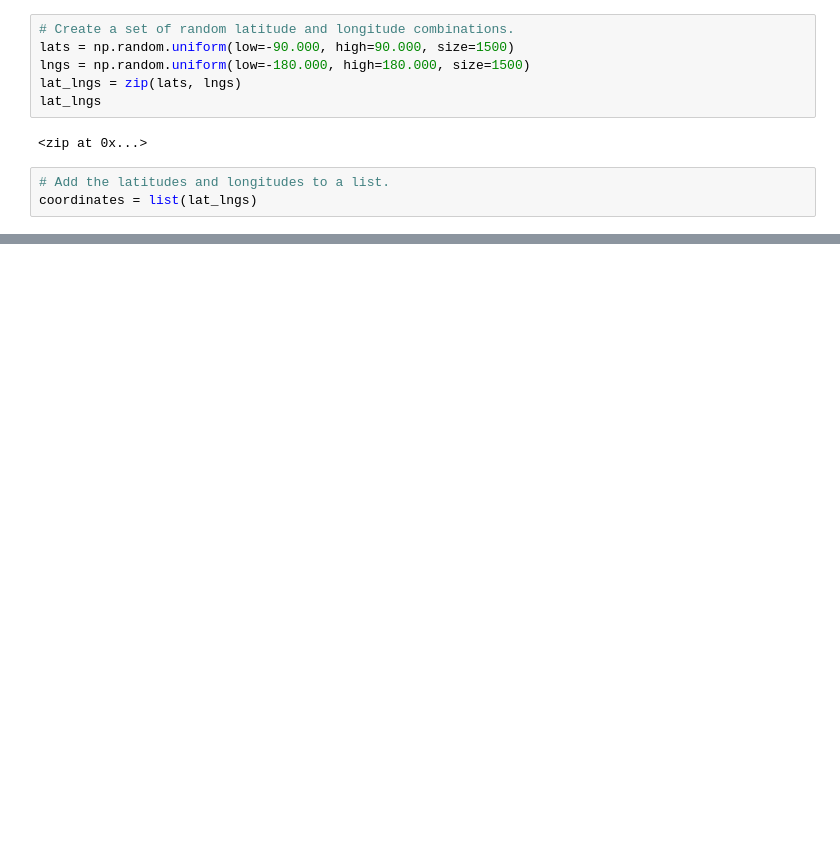
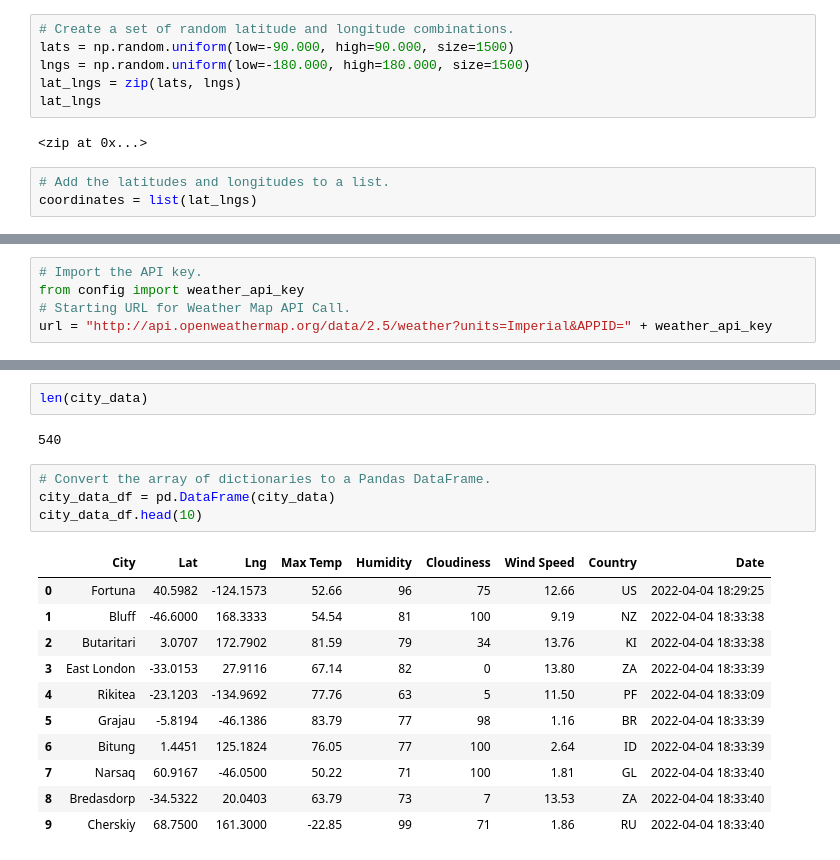
Before and after one commit to sdivakarla/World_Weather_Analysis, a Jupyter notebook: WeatherPy.ipynb, the cells around one changed output, grey strips where cells are left out. Drawn from its saved outputs; the diff is of its cells as text; blank space fills up the shorter version.

```diff
--- a/WeatherPy.ipynb
+++ b/WeatherPy.ipynb
@@ -56,0 +62,5 @@ len(cities)
+# %%
+# Import the API key.
+from config import weather_api_key
+# Starting URL for Weather Map API Call.
+url = "http://api.openweathermap.org/data/2.5/weather?units=Imperial&APPID=" + weather_api_key
@@ -56,0 +148,20 @@ len(cities)
+# %%
+len(city_data)
+# %% [output]
+540
+# %%
+# Convert the array of dictionaries to a Pandas DataFrame.
+city_data_df = pd.DataFrame(city_data)
+city_data_df.head(10)
+# %% [output]
+|  | City | Lat | Lng | Max Temp | Humidity | Cloudiness | Wind Speed | Country | Date |
+| 0 | Fortuna | 40.5982 | -124.1573 | 52.66 | 96 | 75 | 12.66 | US | 2022-04-04 18:29:25 |
+| 1 | Bluff | -46.6000 | 168.3333 | 54.54 | 81 | 100 | 9.19 | NZ | 2022-04-04 18:33:38 |
+| 2 | Butaritari | 3.0707 | 172.7902 | 81.59 | 79 | 34 | 13.76 | KI | 2022-04-04 18:33:38 |
+| 3 | East London | -33.0153 | 27.9116 | 67.14 | 82 | 0 | 13.80 | ZA | 2022-04-04 18:33:39 |
+| 4 | Rikitea | -23.1203 | -134.9692 | 77.76 | 63 | 5 | 11.50 | PF | 2022-04-04 18:33:09 |
+| 5 | Grajau | -5.8194 | -46.1386 | 83.79 | 77 | 98 | 1.16 | BR | 2022-04-04 18:33:39 |
+| 6 | Bitung | 1.4451 | 125.1824 | 76.05 | 77 | 100 | 2.64 | ID | 2022-04-04 18:33:39 |
+| 7 | Narsaq | 60.9167 | -46.0500 | 50.22 | 71 | 100 | 1.81 | GL | 2022-04-04 18:33:40 |
+| 8 | Bredasdorp | -34.5322 | 20.0403 | 63.79 | 73 | 7 | 13.53 | ZA | 2022-04-04 18:33:40 |
+| 9 | Cherskiy | 68.7500 | 161.3000 | -22.85 | 99 | 71 | 1.86 | RU | 2022-04-04 18:33:40 |
```
Also changed, not shown: parts of 10 cells of this notebook, 5 other files.
